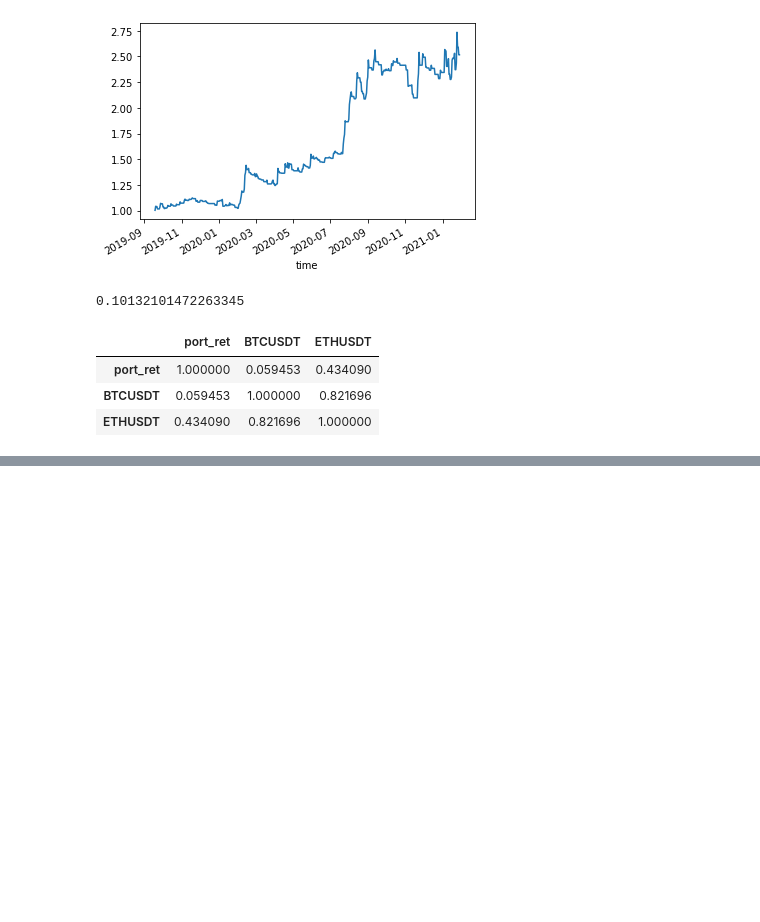
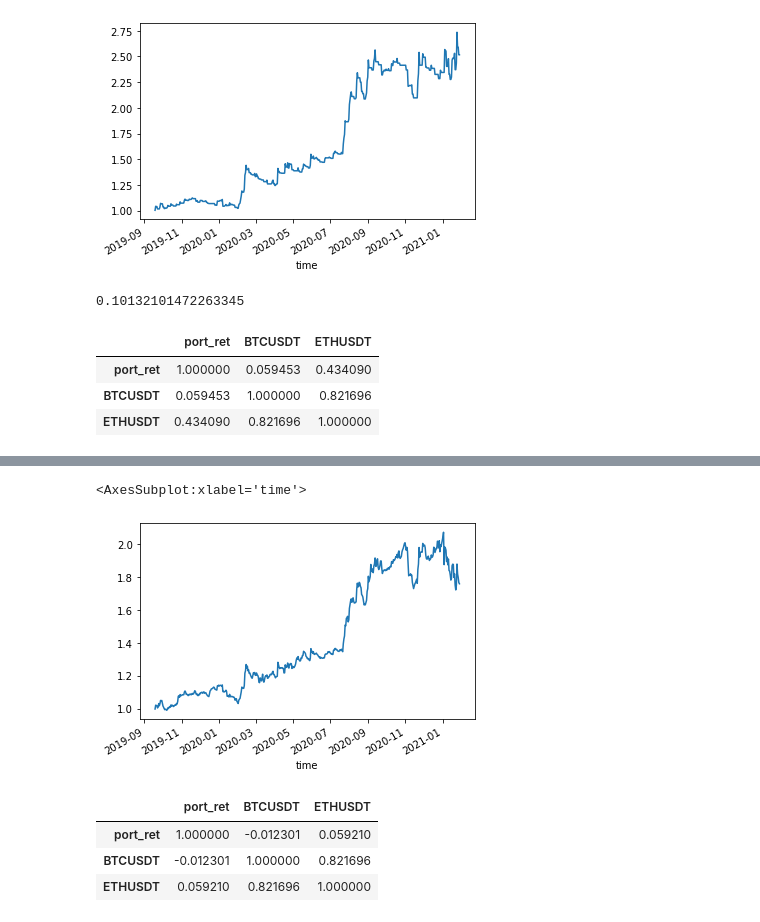
Before and after one commit to sunnyyang1576/btceth-momenum, a Jupyter notebook: Test.ipynb, the cells around one changed output, grey strips where cells are left out. Cells and saved outputs as stored; diff of their text form; code cells hidden in the pictures; blank space fills up the shorter version.

```diff
--- a/Test.ipynb
+++ b/Test.ipynb
@@ -186,0 +202,22 @@ result.corr()
+# %%
+max_daily_ret = signal_df.max(axis=1)
+
+def check(x):
+
+    signal = x == max_daily_ret
+    return signal
+
+
+signal = signal_df.apply(check)
+# %%
+port_ret = ret_df[signal].fillna(0)
+port_ret = port_ret.sum(axis=1)
+# %%
+port_ret = port_ret - (ret_df["BTCUSDT"]*0.6 + ret_df["ETHUSDT"]*0.4)
+# %%
+port_cum_ret = (port_ret+1).cumprod()
+# %%
+port_cum_ret.plot()
+# %% [output]
+<AxesSubplot:xlabel='time'>
+[figure, added]
@@ -186,0 +228,7 @@ result.corr()
+# %%
+result.corr()
+# %% [output]
+|  | port_ret | BTCUSDT | ETHUSDT |
+| port_ret | 1.000000 | -0.012301 | 0.059210 |
+| BTCUSDT | -0.012301 | 1.000000 | 0.821696 |
+| ETHUSDT | 0.059210 | 0.821696 | 1.000000 |
```
Also changed, not shown: parts of 11 cells of this notebook.
